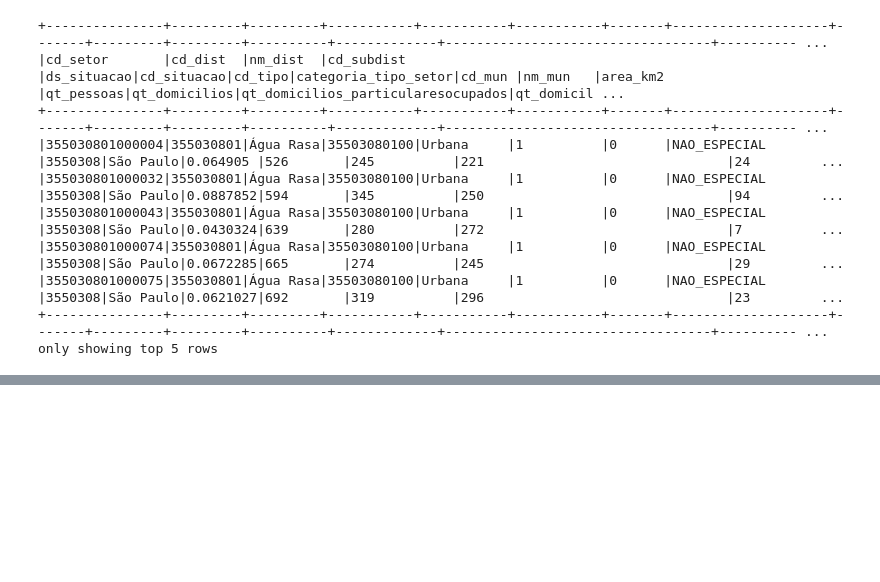
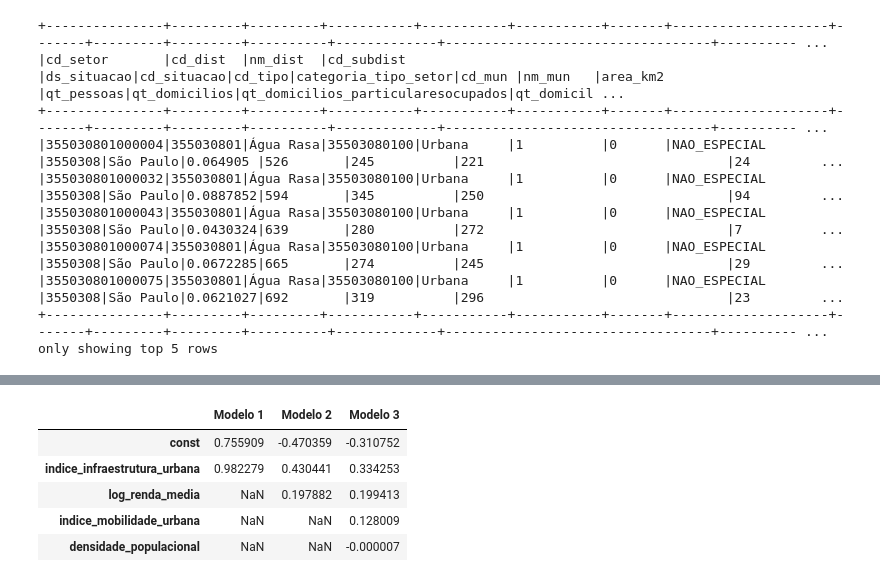
Before and after one commit to W3lps/tcc_univesp, a Jupyter notebook: notebooks/04_correlacoes.ipynb, the cells around one changed output, grey strips where cells are left out. Cells and saved outputs as stored; diff of their text form; code cells hidden in the pictures; blank space fills up the shorter version.

```diff
--- a/notebooks/04_correlacoes.ipynb
+++ b/notebooks/04_correlacoes.ipynb
@@ -239,0 +353,30 @@ root
+# %%
+pdf_regressao = (
+    df_analise_correlacao
+    .select(
+        "log_tx_crimes_1000_hab",
+        "indice_infraestrutura_urbana",
+        "log_renda_media"
+    )
+    .dropna()
+    .toPandas()
+)
+X = pdf_regressao[
+    [
+        "indice_infraestrutura_urbana",
+        "log_renda_media"
+    ]
+]
+
+X = sm.add_constant(X)
+
+y = pdf_regressao[
+    "log_tx_crimes_1000_hab"
+]
+
+modelo_2 = sm.OLS(
+    y,
+    X
+).fit()
+
+print(modelo_2.summary())
@@ -239,0 +514,18 @@ root
+# %%
+coeficientes = pd.concat(
+    [
+        modelo_1.params.rename("Modelo 1"),
+        modelo_2.params.rename("Modelo 2"),
+        modelo_3.params.rename("Modelo 3")
+    ],
+    axis=1
+)
+
+coeficientes
+# %% [output]
+|  | Modelo 1 | Modelo 2 | Modelo 3 |
+| const | 0.755909 | -0.470359 | -0.310752 |
+| indice_infraestrutura_urbana | 0.982279 | 0.430441 | 0.334253 |
+| log_renda_media | NaN | 0.197882 | 0.199413 |
+| indice_mobilidade_urbana | NaN | NaN | 0.128009 |
+| densidade_populacional | NaN | NaN | -0.000007 |
```
Also changed, not shown: parts of 25 cells of this notebook, 1 other file.
